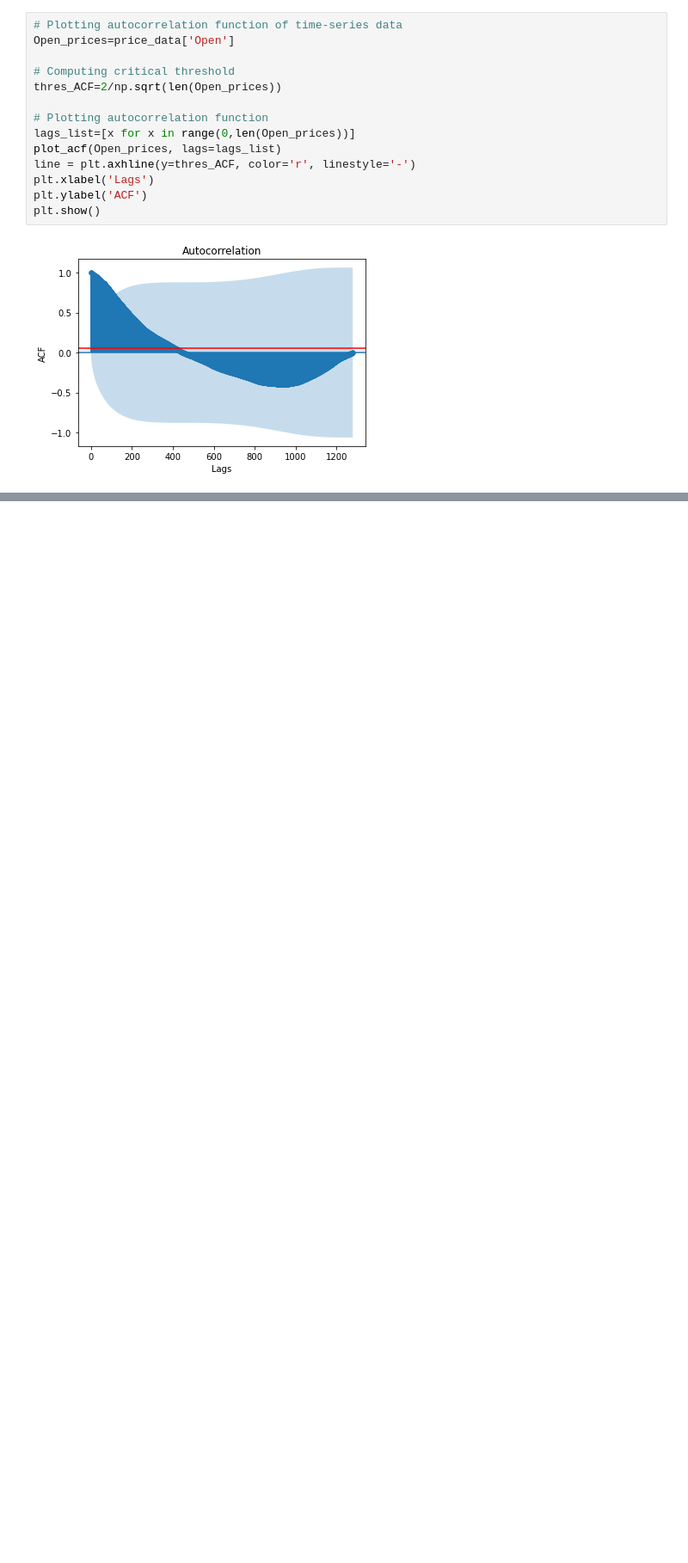
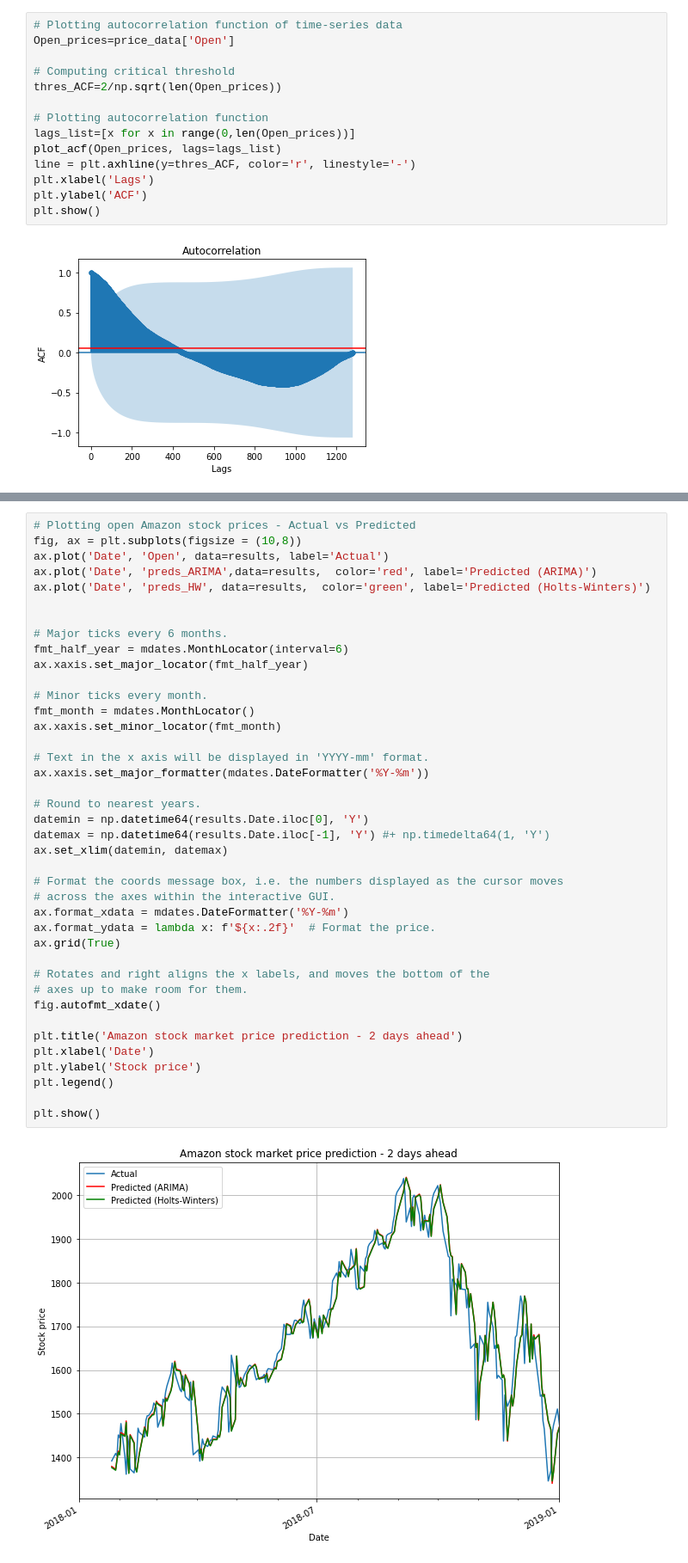
Before and after one commit to anajevtic11/Stock_market_forecasting, a Jupyter notebook: stock_market_forecasting.ipynb, the cells around one changed output, grey strips where cells are left out. Shown: that part at 86% size. Drawn from its saved outputs; the diff is of its cells as text; blank space fills up the shorter version.

```diff
--- a/stock_market_forecasting.ipynb
+++ b/stock_market_forecasting.ipynb
@@ -524,0 +450,42 @@ Holts-Winters: Test RMSE: 53.451
+# %%
+# Plotting open Amazon stock prices - Actual vs Predicted
+fig, ax = plt.subplots(figsize = (10,8))
+ax.plot('Date', 'Open', data=results, label='Actual')
+ax.plot('Date', 'preds_ARIMA',data=results,  color='red', label='Predicted (ARIMA)')
+ax.plot('Date', 'preds_HW', data=results,  color='green', label='Predicted (Holts-Winters)')
+
+
+# Major ticks every 6 months.
+fmt_half_year = mdates.MonthLocator(interval=6)
+ax.xaxis.set_major_locator(fmt_half_year)
+
+# Minor ticks every month.
+fmt_month = mdates.MonthLocator()
+ax.xaxis.set_minor_locator(fmt_month)
+
+# Text in the x axis will be displayed in 'YYYY-mm' format.
+ax.xaxis.set_major_formatter(mdates.DateFormatter('%Y-%m'))
+
+# Round to nearest years.
+datemin = np.datetime64(results.Date.iloc[0], 'Y')
+datemax = np.datetime64(results.Date.iloc[-1], 'Y') #+ np.timedelta64(1, 'Y')
+ax.set_xlim(datemin, datemax)
+
+# Format the coords message box, i.e. the numbers displayed as the cursor moves
+# across the axes within the interactive GUI.
+ax.format_xdata = mdates.DateFormatter('%Y-%m')
+ax.format_ydata = lambda x: f'${x:.2f}'  # Format the price.
+ax.grid(True)
+
+# Rotates and right aligns the x labels, and moves the bottom of the
+# axes up to make room for them.
+fig.autofmt_xdate()
+
+plt.title('Amazon stock market price prediction - 2 days ahead')
+plt.xlabel('Date')
+plt.ylabel('Stock price')
+plt.legend()
+
+plt.show()
+# %% [output]
+[figure, added]
```
Also changed, not shown: parts of 10 cells of this notebook, 2 other files.
